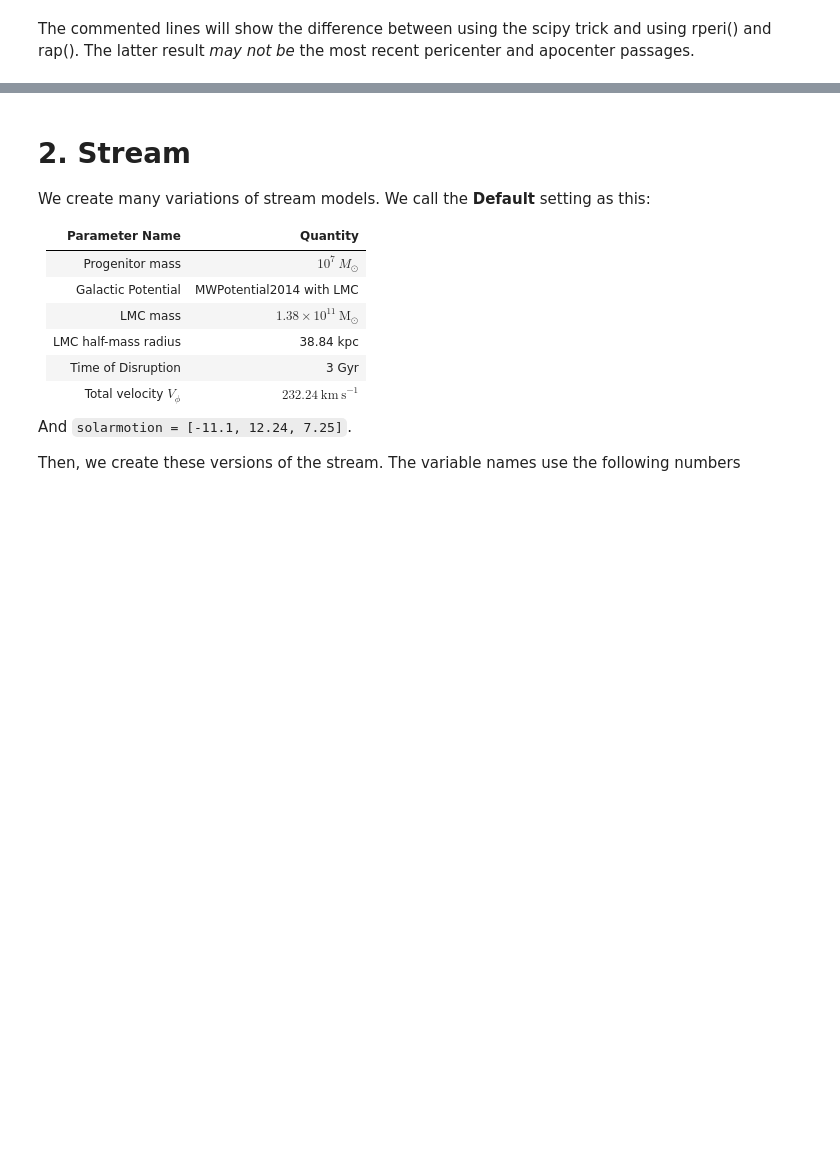
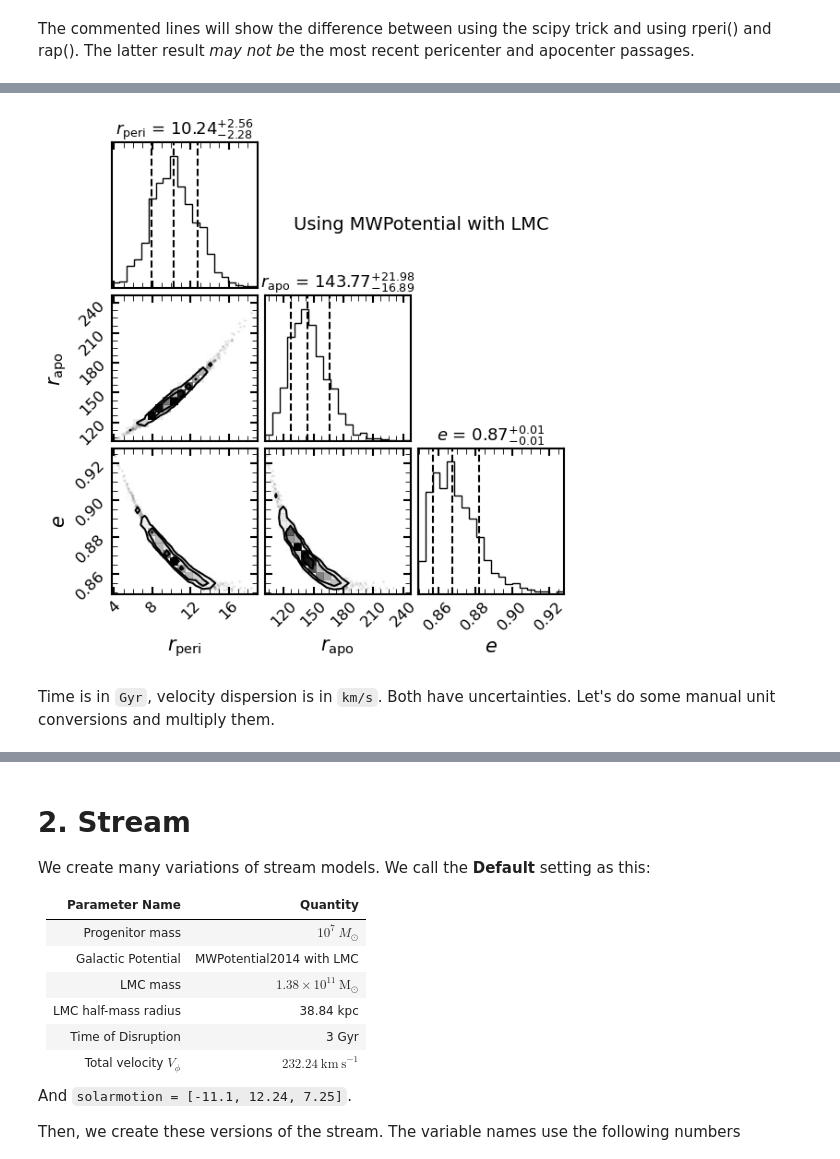
Before and after one commit to Kevin22888/Research-Bootes-III, a Jupyter notebook: main-notebooks/Bootes III Part 2.ipynb, the cells around one changed output, grey strips where cells are left out. Saved outputs shown, nothing was run; the diff lists cells and outputs as text; code cells hidden in the pictures; blank space fills up the shorter version.

```diff
--- a/main-notebooks/Bootes III Part 2.ipynb
+++ b/main-notebooks/Bootes III Part 2.ipynb
@@ -263,7 +278,10 @@ galpyWarning: Cannot use symplectic integration because some of the included for
 galpyWarning: You specified integration times as a Quantity, but are evaluating at times not specified as a Quantity; assuming that time given is in natural (internal) units (multiply time by unit to  ...
 # %%
 result2 = generate_orbit_model(boo3_6D, boo3_6D_unc, 5,
-                               total_potential_forward, total_potential_backward, save_plots=True, title_id='wlmc')
+                               total_potential_forward, total_potential_backward,
+                               save_plots=True,
+                               title_text='Potential: MWPotential2014 with LMC',
+                               save_text='orbit_MWPotential2014_LMC')
 
 orbit_forward2, orbit_backward2, orbit_forward_many2, orbit_backward_many2, ts2 = result2
 # %% [output]
@@ -313,0 +342,7 @@ generate_peri_apo_distributions(orbit_backward_many2, 'orbit_params_wlmc.png', t
+# %%
+time_of_peri2 = generate_peri_apo_distributions(orbit_backward_many2, ts2,
+                                                get_peri_time=True,
+                                                fig_title='Using MWPotential with LMC',
+                                                save_title='orbit_params_wlmc.png')
+# %% [output]
+[figure, added]
@@ -313,0 +367,2 @@ generate_peri_apo_distributions(orbit_backward_many2, 'orbit_params_wlmc.png', t
+# %% [markdown]
+Time is in `Gyr`, velocity dispersion is in `km/s`. Both have uncertainties. Let's do some manual unit conversions and multiply them.
```
Also changed, not shown: parts of 16 cells of this notebook.
